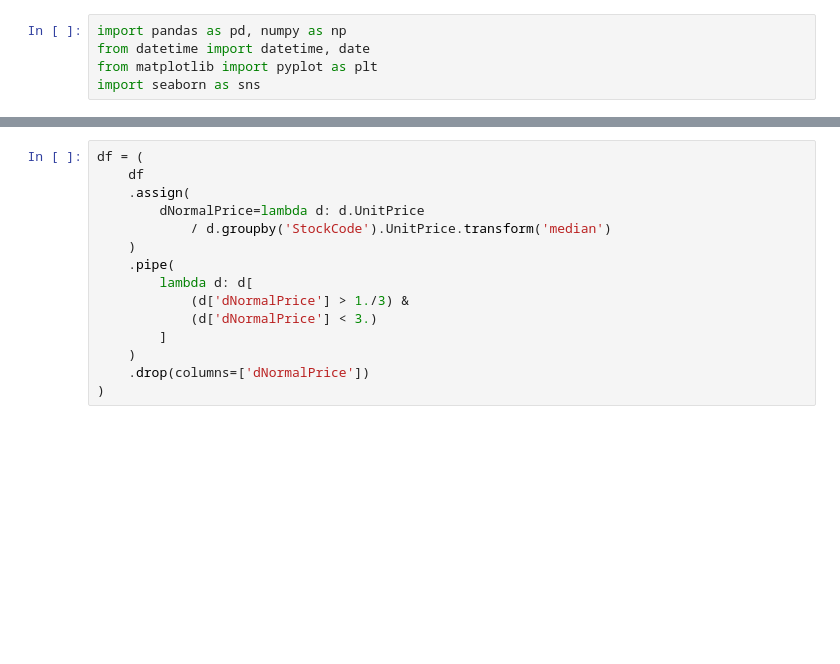
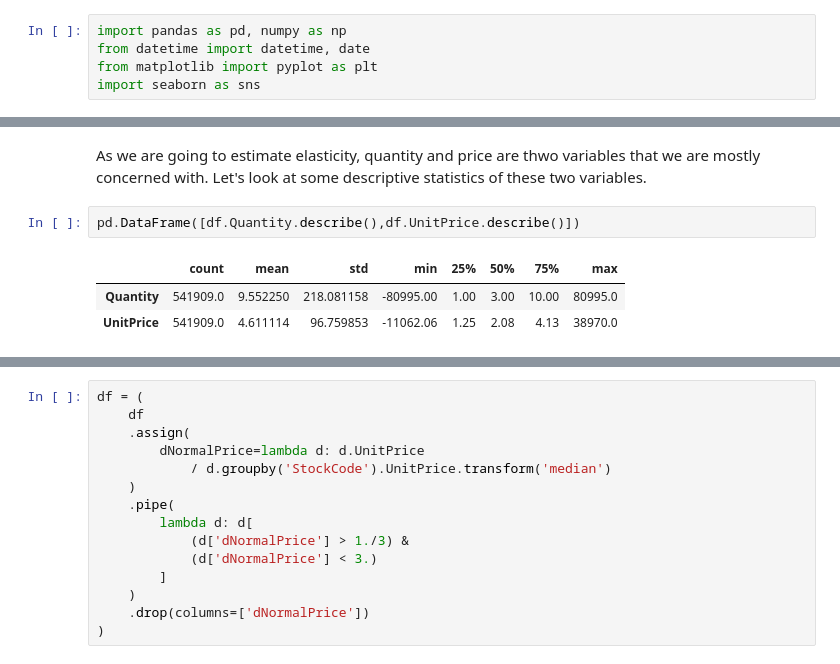
Before and after one commit to ShakilSaroare/Elasticity-estimation-through-machine-learning, a Jupyter notebook: Random_forest.ipynb, the cells around one changed output, grey strips where cells are left out. Cells and saved outputs as stored; diff of their text form; blank space fills up the shorter version.

```diff
--- a/Random_forest.ipynb
+++ b/Random_forest.ipynb
@@ -26,0 +28,8 @@ df.sample(10)
+# %% [markdown]
+As we are going to estimate elasticity, quantity and price are thwo variables that we are mostly concerned with. Let's look at some descriptive statistics of these two variables.
+# %%
+pd.DataFrame([df.Quantity.describe(),df.UnitPrice.describe()])
+# %% [output]
+|  | count | mean | std | min | 25% | 50% | 75% | max |
+| Quantity | 541909.0 | 9.552250 | 218.081158 | -80995.00 | 1.00 | 3.00 | 10.00 | 80995.0 |
+| UnitPrice | 541909.0 | 4.611114 | 96.759853 | -11062.06 | 1.25 | 2.08 | 4.13 | 38970.0 |
```
Also changed, not shown: parts of 20 cells of this notebook.
